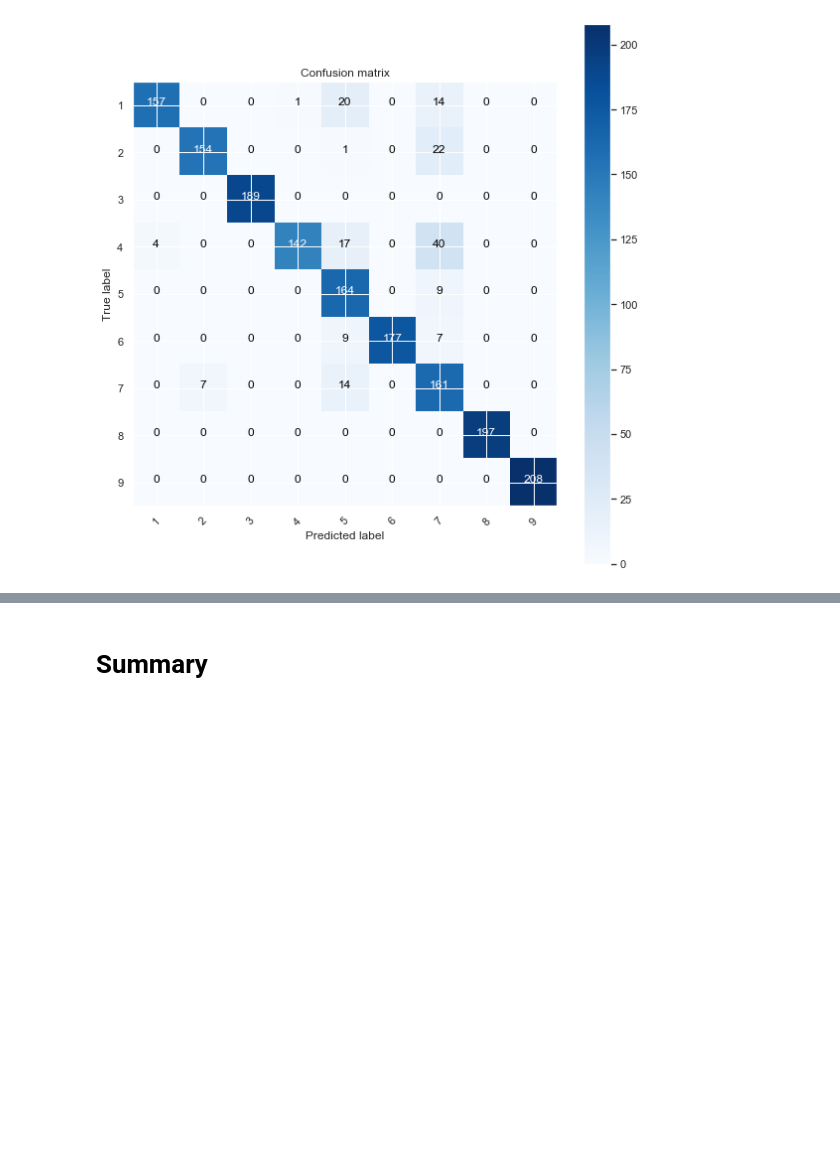
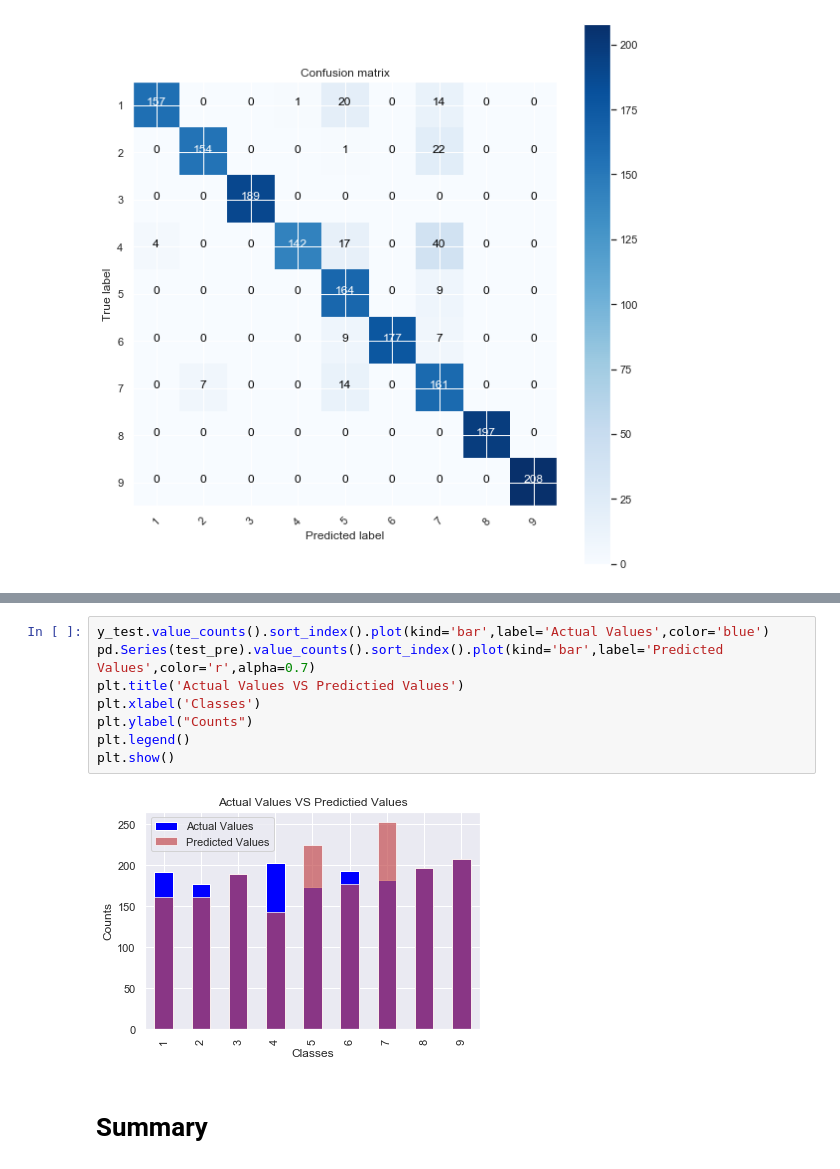
Before and after one commit to melanieshi0120/DNA_Project, a Jupyter notebook: DNA_project_EDA.ipynb, the cells around one changed output, grey strips where cells are left out. Cells and saved outputs as stored; diff of their text form; blank space fills up the shorter version.

```diff
--- a/DNA_project_EDA.ipynb
+++ b/DNA_project_EDA.ipynb
@@ -747,3 +760,13 @@ Confusion Matrix, without normalization
+# %%
+y_test.value_counts().sort_index().plot(kind='bar',label='Actual Values',color='blue')
+pd.Series(test_pre).value_counts().sort_index().plot(kind='bar',label='Predicted Values',color='r',alpha=0.7)
+plt.title('Actual Values VS Predictied Values')
+plt.xlabel('Classes')
+plt.ylabel("Counts")
+plt.legend()
+plt.show()
+# %% [output]
+[figure, added]
 # %% [markdown]
 # Summary
 # %% [markdown]
```
Also changed, not shown: parts of 1 cell of this notebook.
